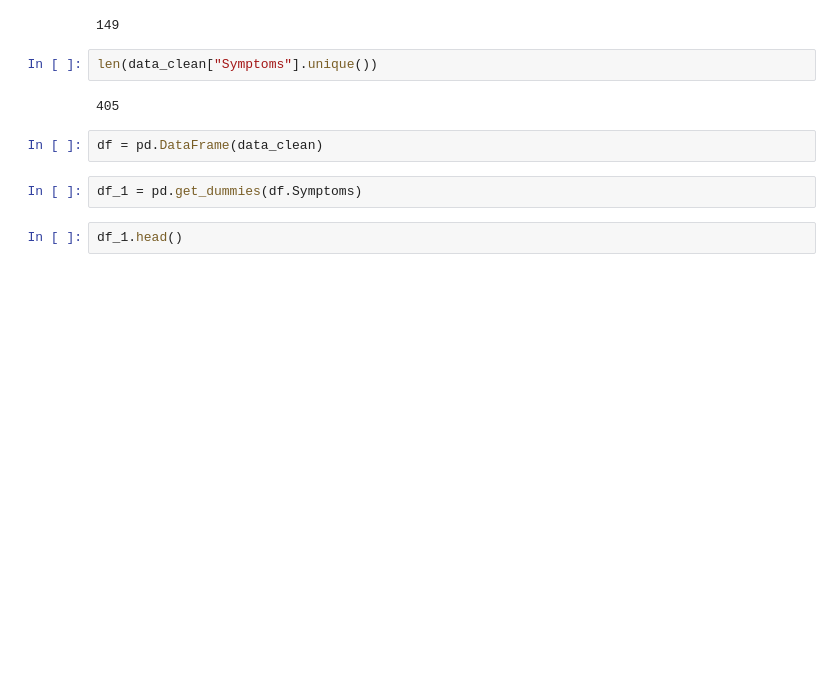
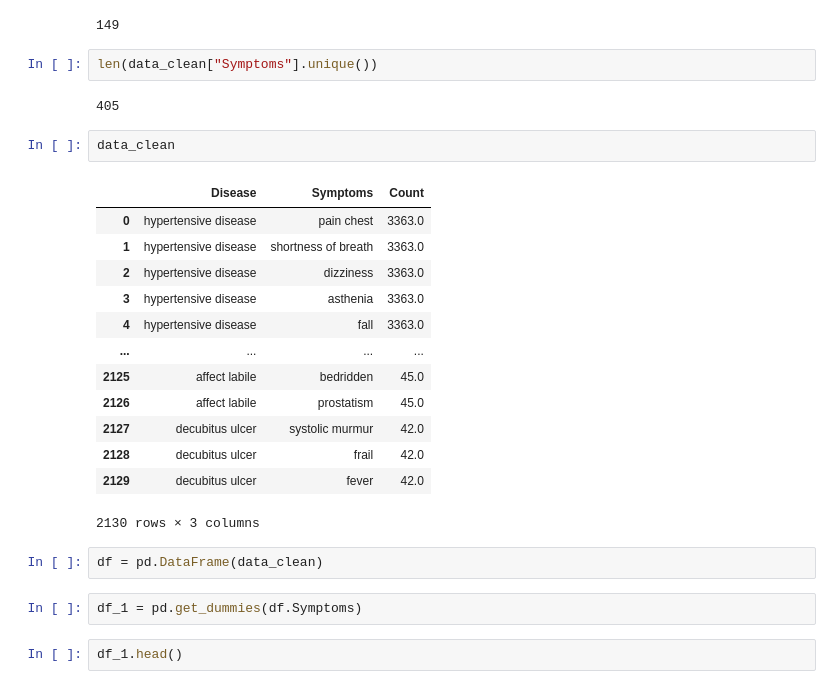
Before and after one commit to khushbooekhande/DrugRecommendationSystem, a Jupyter notebook: DiseasePrediction.ipynb, the cells around one changed output. Drawn from its saved outputs; the diff is of its cells as text; blank space fills up the shorter version.

```diff
--- a/DiseasePrediction.ipynb
+++ b/DiseasePrediction.ipynb
@@ -131,6 +102,22 @@ len(data_clean["Disease"].unique())
 len(data_clean["Symptoms"].unique())
 # %% [output]
 405
+# %%
+data_clean
+# %% [output]
+|  | Disease | Symptoms | Count |
+| 0 | hypertensive disease | pain chest | 3363.0 |
+| 1 | hypertensive disease | shortness of breath | 3363.0 |
+| 2 | hypertensive disease | dizziness | 3363.0 |
+| 3 | hypertensive disease | asthenia | 3363.0 |
+| 4 | hypertensive disease | fall | 3363.0 |
+| ... | ... | ... | ... |
+| 2125 | affect labile | bedridden | 45.0 |
+| 2126 | affect labile | prostatism | 45.0 |
+| 2127 | decubitus ulcer | systolic murmur | 42.0 |
+| 2128 | decubitus ulcer | frail | 42.0 |
+| 2129 | decubitus ulcer | fever | 42.0 |
+2130 rows × 3 columns
 # %%
 df = pd.DataFrame(data_clean)
 # %%
```
Also changed, not shown: parts of 42 cells of this notebook.
